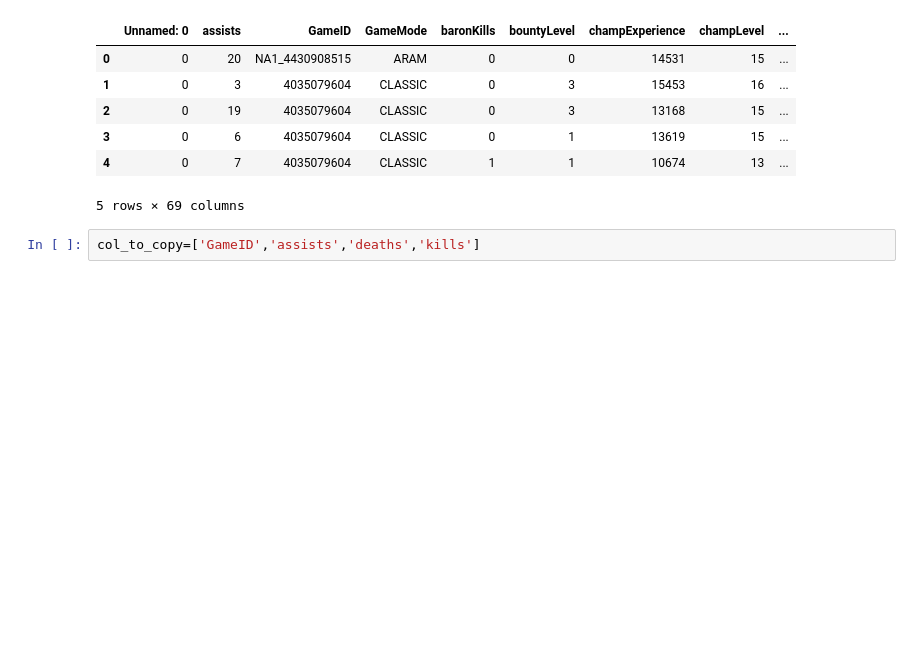
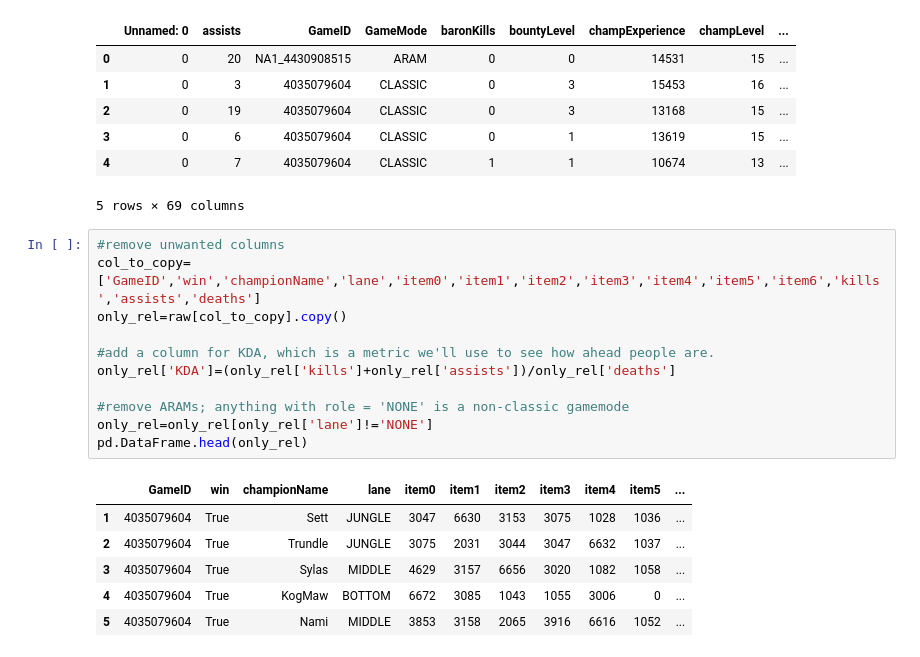
Before and after one commit to greenbird76/DSCI235_Final_Project, a Jupyter notebook: Data_Collection.ipynb, the cells around one changed output. Drawn from its saved outputs; the diff is of its cells as text; blank space fills up the shorter version.

```diff
--- a/Data_Collection.ipynb
+++ b/Data_Collection.ipynb
@@ -35,4 +28,20 @@ pd.DataFrame.head(raw)
 | 4 | 0 | 7 | 4035079604 | CLASSIC | 1 | 1 | 10674 | 13 | ... |
 5 rows × 69 columns
 # %%
-col_to_copy=['GameID','assists','deaths','kills']
+#remove unwanted columns
+col_to_copy=['GameID','win','championName','lane','item0','item1','item2','item3','item4','item5','item6','kills','assists','deaths']
+only_rel=raw[col_to_copy].copy()
+
+#add a column for KDA, which is a metric we'll use to see how ahead people are.
+only_rel['KDA']=(only_rel['kills']+only_rel['assists'])/only_rel['deaths']
+
+#remove ARAMs; anything with role = 'NONE' is a non-classic gamemode
+only_rel=only_rel[only_rel['lane']!='NONE']
+pd.DataFrame.head(only_rel)
+# %% [output]
+|  | GameID | win | championName | lane | item0 | item1 | item2 | item3 | item4 | item5 | ... |
+| 1 | 4035079604 | True | Sett | JUNGLE | 3047 | 6630 | 3153 | 3075 | 1028 | 1036 | ... |
+| 2 | 4035079604 | True | Trundle | JUNGLE | 3075 | 2031 | 3044 | 3047 | 6632 | 1037 | ... |
+| 3 | 4035079604 | True | Sylas | MIDDLE | 4629 | 3157 | 6656 | 3020 | 1082 | 1058 | ... |
+| 4 | 4035079604 | True | KogMaw | BOTTOM | 6672 | 3085 | 1043 | 1055 | 3006 | 0 | ... |
+| 5 | 4035079604 | True | Nami | MIDDLE | 3853 | 3158 | 2065 | 3916 | 6616 | 1052 | ... |
```
Also changed, not shown: parts of 11 cells of this notebook.
